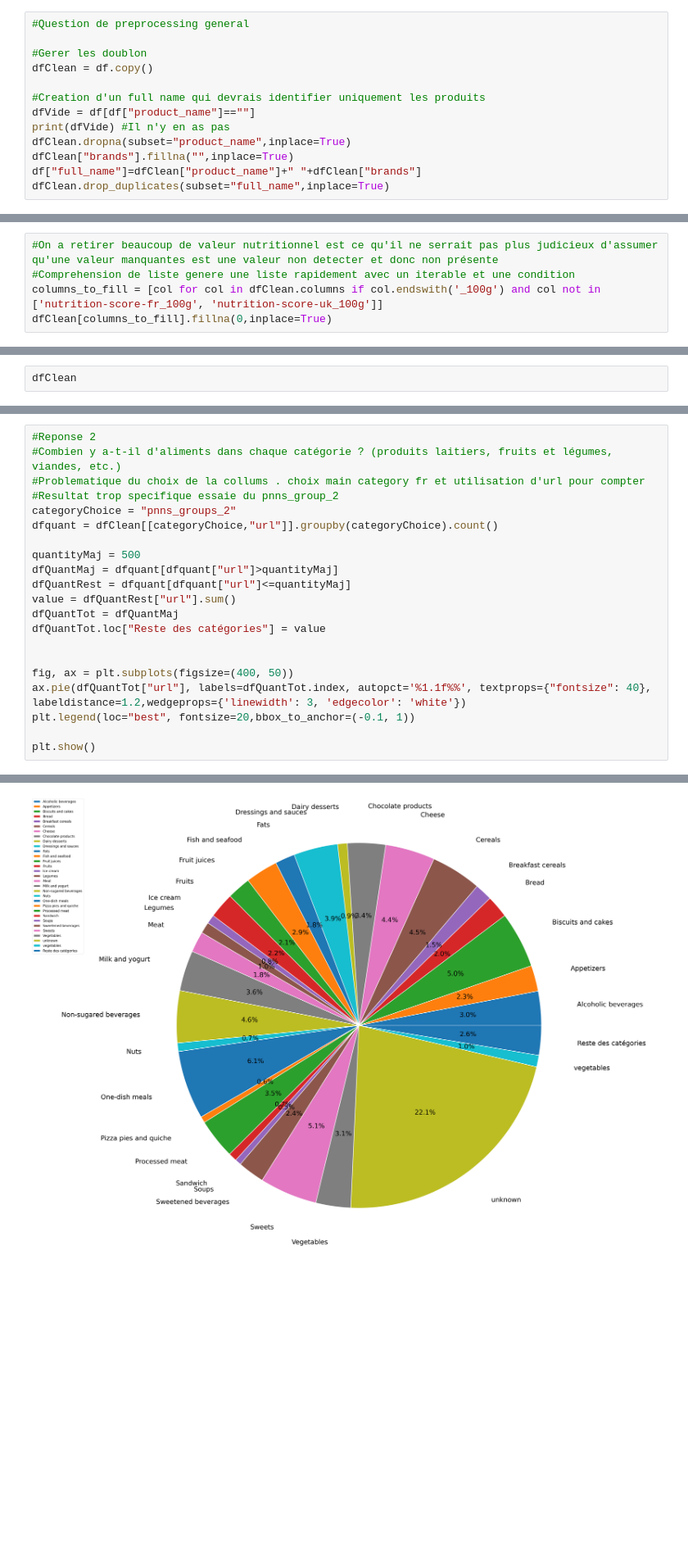
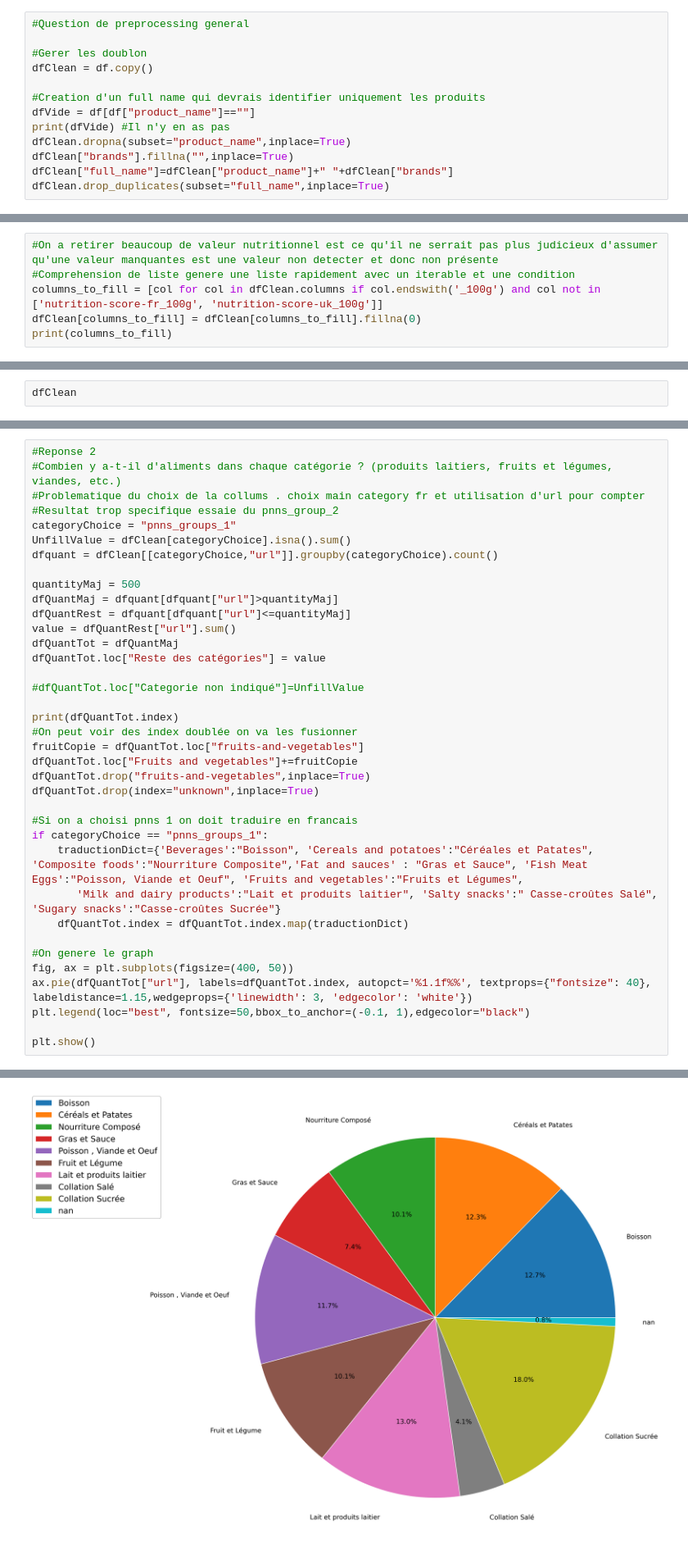
Before and after one commit to Solenhya/IAFood-P4-DevIA-G1, a Jupyter notebook: Améliorer la santé par l'IA - Analyse des données Open Food Facts.ipynb, the cells around one changed output, grey strips where cells are left out. Shown at 82% size. Cells and saved outputs as stored; diff of their text form; blank space fills up the shorter version.

Commit message:
Suppression de vieille image et ajout nouvelle

```diff
--- a/Améliorer la santé par l'IA - Analyse des données Open Food Facts.ipynb
+++ b/Améliorer la santé par l'IA - Analyse des données Open Food Facts.ipynb
@@ -174,7 +154,7 @@ dfVide = df[df["product_name"]==""]
 print(dfVide) #Il n'y en as pas
 dfClean.dropna(subset="product_name",inplace=True)
 dfClean["brands"].fillna("",inplace=True)
-df["full_name"]=dfClean["product_name"]+" "+dfClean["brands"]
+dfClean["full_name"]=dfClean["product_name"]+" "+dfClean["brands"]
 dfClean.drop_duplicates(subset="full_name",inplace=True)
 # %% [output]
 Empty DataFrame
@@ -227,5 +196,6 @@ dfClean = dfDropCopy
 #On a retirer beaucoup de valeur nutritionnel est ce qu'il ne serrait pas plus judicieux d'assumer qu'une valeur manquantes est une valeur non detecter et donc non présente
 #Comprehension de liste genere une liste rapidement avec un iterable et une condition
 columns_to_fill = [col for col in dfClean.columns if col.endswith('_100g') and col not in ['nutrition-score-fr_100g', 'nutrition-score-uk_100g']]
-dfClean[columns_to_fill].fillna(0,inplace=True)
+dfClean[columns_to_fill] = dfClean[columns_to_fill].fillna(0)
+print(columns_to_fill)
 # %% [output]
@@ -256,7 +219,8 @@ dfClean
 #Combien y a-t-il d'aliments dans chaque catégorie ? (produits laitiers, fruits et légumes, viandes, etc.)
 #Problematique du choix de la collums . choix main category fr et utilisation d'url pour compter
 #Resultat trop specifique essaie du pnns_group_2
-categoryChoice = "pnns_groups_2"
+categoryChoice = "pnns_groups_1"
+UnfillValue = dfClean[categoryChoice].isna().sum()
 dfquant = dfClean[[categoryChoice,"url"]].groupby(categoryChoice).count()
 
 quantityMaj = 500
@@ -266,10 +230,25 @@ value = dfQuantRest["url"].sum()
 dfQuantTot = dfQuantMaj
 dfQuantTot.loc["Reste des catégories"] = value
 
+#dfQuantTot.loc["Categorie non indiqué"]=UnfillValue
 
+print(dfQuantTot.index)
+#On peut voir des index doublée on va les fusionner
+fruitCopie = dfQuantTot.loc["fruits-and-vegetables"]
+dfQuantTot.loc["Fruits and vegetables"]+=fruitCopie
+dfQuantTot.drop("fruits-and-vegetables",inplace=True)
+dfQuantTot.drop(index="unknown",inplace=True)
+
+#Si on a choisi pnns 1 on doit traduire en francais
+if categoryChoice == "pnns_groups_1":
+    traductionDict={'Beverages':"Boisson", 'Cereals and potatoes':"Céréales et Patates", 'Composite foods':"Nourriture Composite",'Fat and sauces' : "Gras et Sauce", 'Fish Meat Eggs':"Poisson, Viande et Oeuf", 'Fruits and vegetables':"Fruits et Légumes",
+       'Milk and dairy products':"Lait et produits laitier", 'Salty snacks':" Casse-croûtes Salé", 'Sugary snacks':"Casse-croûtes Sucrée"}
+    dfQuantTot.index = dfQuantTot.index.map(traductionDict)
+
+#On genere le graph
 fig, ax = plt.subplots(figsize=(400, 50))
-ax.pie(dfQuantTot["url"], labels=dfQuantTot.index, autopct='%1.1f%%', textprops={"fontsize": 40}, labeldistance=1.2,wedgeprops={'linewidth': 3, 'edgecolor': 'white'})
-plt.legend(loc="best", fontsize=20,bbox_to_anchor=(-0.1, 1))
+ax.pie(dfQuantTot["url"], labels=dfQuantTot.index, autopct='%1.1f%%', textprops={"fontsize": 40}, labeldistance=1.15,wedgeprops={'linewidth': 3, 'edgecolor': 'white'})
+plt.legend(loc="best", fontsize=50,bbox_to_anchor=(-0.1, 1),edgecolor="black")
 
 plt.show()
 # %% [output]
@@ -280,4 +276,4 @@ See the caveats in the documentation: https://pandas.pydata.org/pandas-docs/stab
-[figure, old version]
+[figure, new version]
 # %%
 #Reponse 3
 #Quels sont les aliments les plus sains de chaque catégorie ?
```
Also changed, not shown: parts of 13 cells of this notebook, 8 other files.
